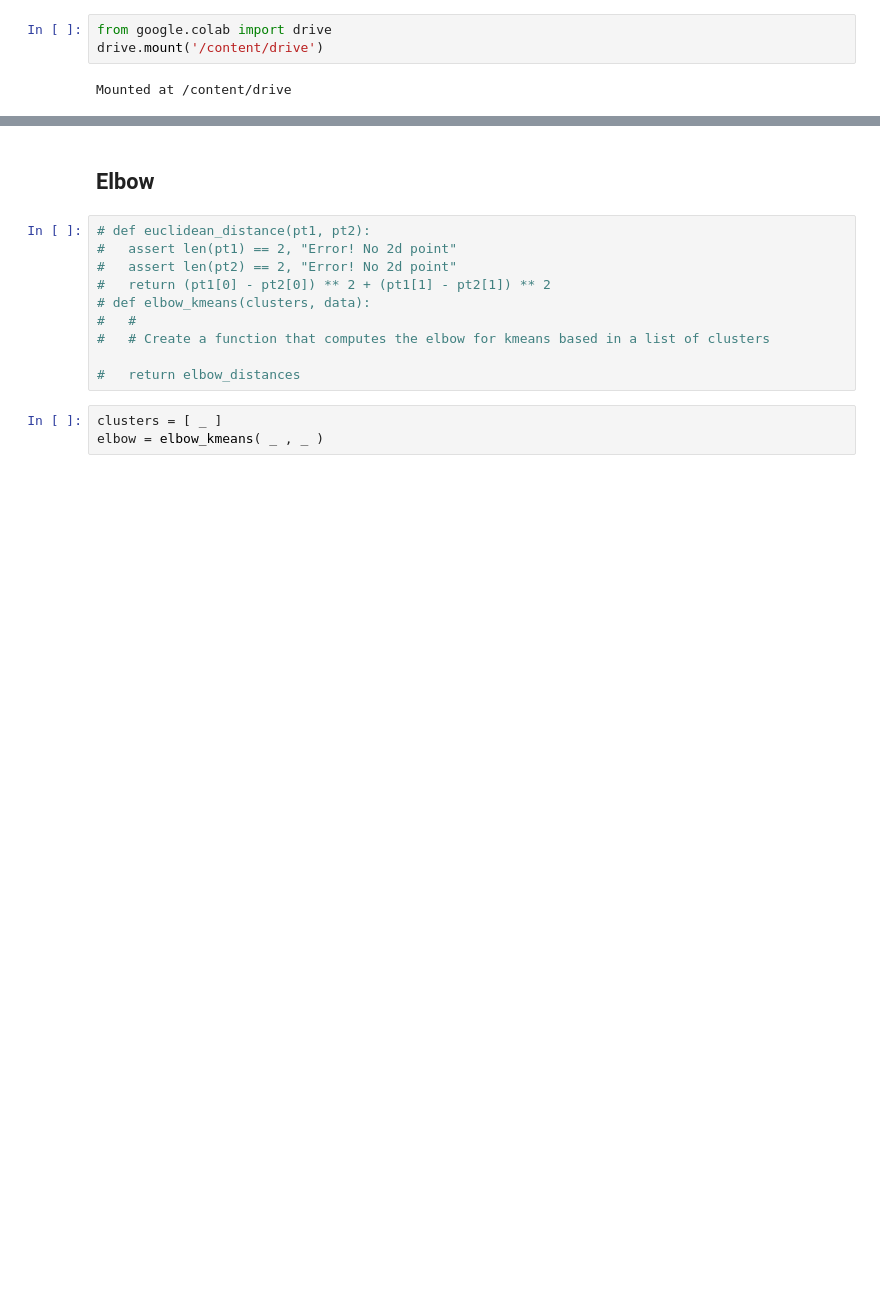
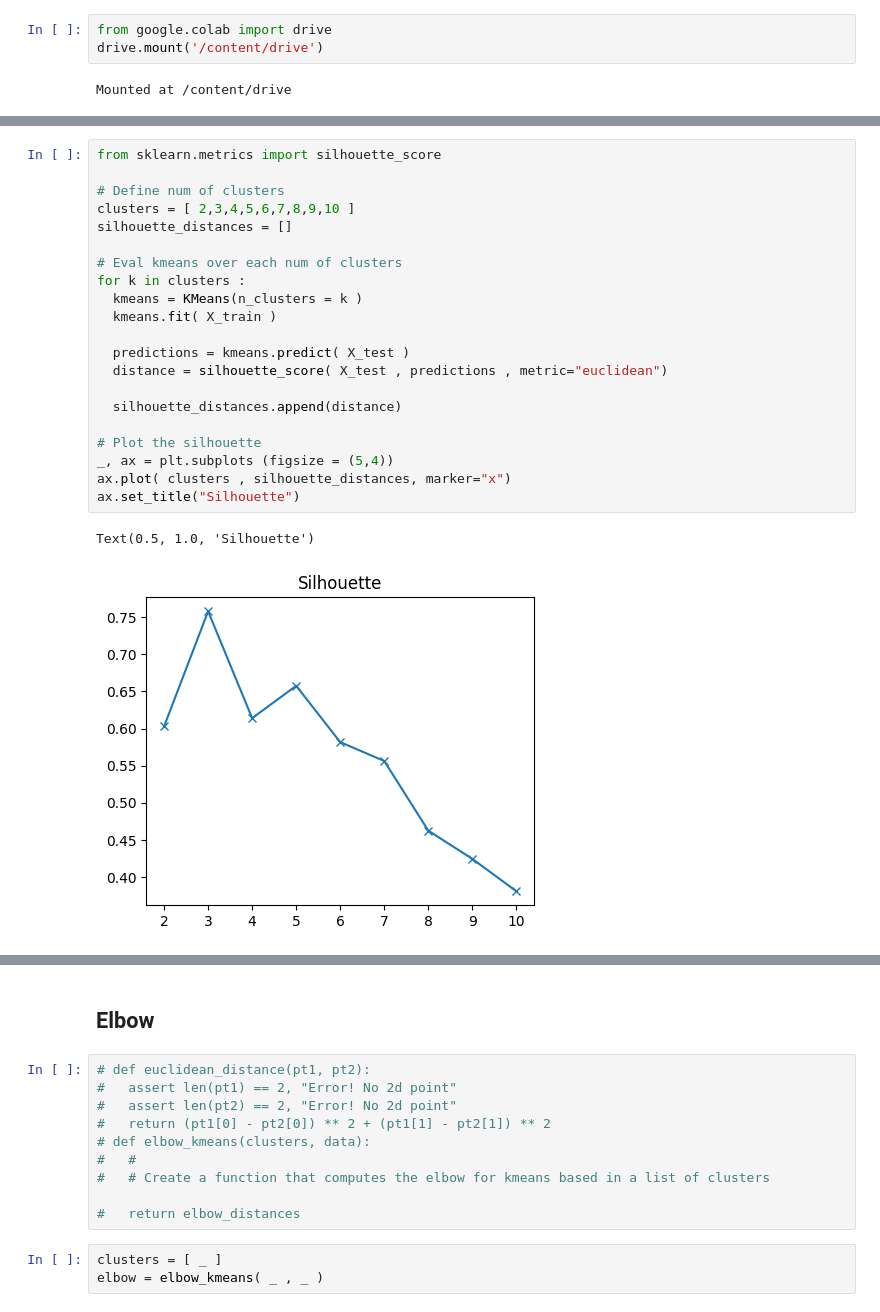
Before and after one commit to Luisa96fernanda/machine_learning, a Jupyter notebook: Sem_06/kmeans_selection.ipynb, the cells around one changed output, grey strips where cells are left out. Saved outputs shown, nothing was run; the diff lists cells and outputs as text; blank space fills up the shorter version.

Commit message:
Upload Sem-6 Kmeans

```diff
--- a/Sem_06/kmeans_selection.ipynb
+++ b/Sem_06/kmeans_selection.ipynb
@@ -125,0 +133,24 @@ Mounted at /content/drive
+# %%
+from sklearn.metrics import silhouette_score
+
+# Define num of clusters
+clusters = [ 2,3,4,5,6,7,8,9,10 ]
+silhouette_distances = []
+
+# Eval kmeans over each num of clusters
+for k in clusters :
+  kmeans = KMeans(n_clusters = k )
+  kmeans.fit( X_train )
+
+  predictions = kmeans.predict( X_test )
+  distance = silhouette_score( X_test , predictions , metric="euclidean")
+
+  silhouette_distances.append(distance)
+
+# Plot the silhouette
+_, ax = plt.subplots (figsize = (5,4))
+ax.plot( clusters , silhouette_distances, marker="x")
+ax.set_title("Silhouette")
+# %% [output]
+Text(0.5, 1.0, 'Silhouette')
+[figure, added]
```
Also changed, not shown: parts of 5 cells of this notebook.
